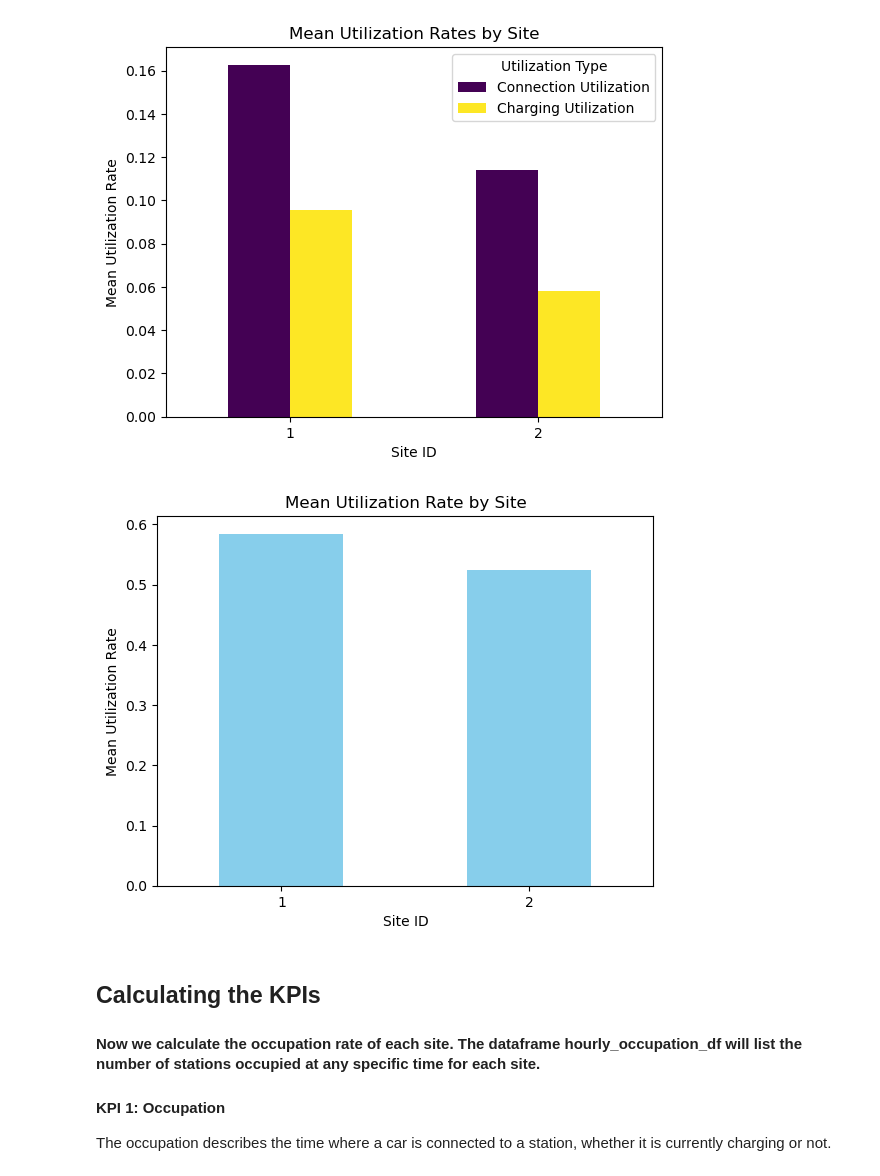
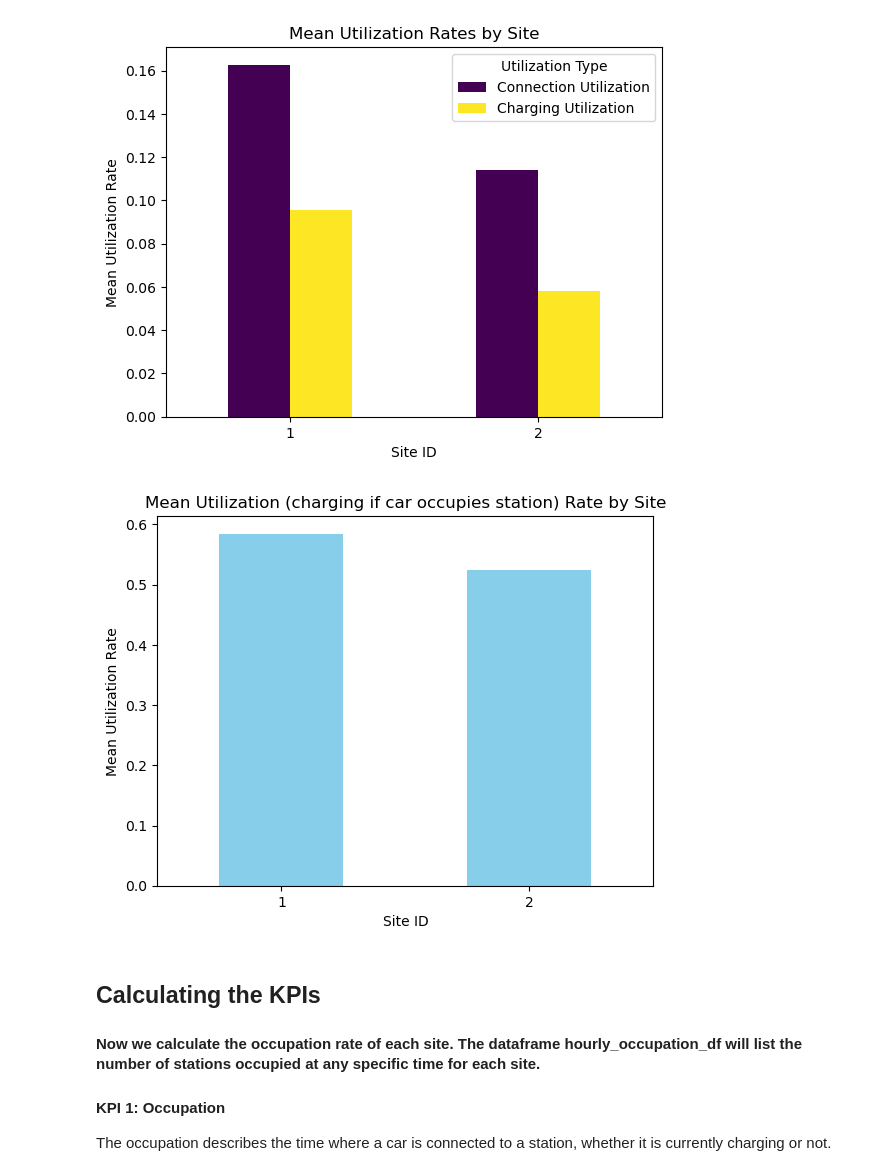
Before and after one commit to linusslange/AnalyticsAndApplications, a Jupyter notebook: KeyPerformanceIndicator.ipynb, the cells around one changed output. Drawn from its saved outputs; the diff is of its cells as text; code cells hidden in the pictures.

```diff
--- a/KeyPerformanceIndicator.ipynb
+++ b/KeyPerformanceIndicator.ipynb
@@ -555,11 +555,11 @@ plt.show()
 # %%
 mean_charging_if_conncted_utilization_by_site.plot(kind='bar', rot=0, color='skyblue')
 plt.xlabel('Site ID')
 plt.ylabel('Mean Utilization Rate')
-plt.title('Mean Utilization Rate by Site')
+plt.title('Mean Utilization (charging if car occupies station) Rate by Site')
 plt.show()
 # %% [output]
-[figure, old version]
+[figure, new version]
 # %% [markdown]
 ## Calculating the KPIs
 #### Now we calculate the occupation rate of each site. The dataframe hourly_occupation_df will list the number of stations occupied at any specific time for each site.
```
Also changed, not shown: parts of 4 cells of this notebook, 6 other files.
